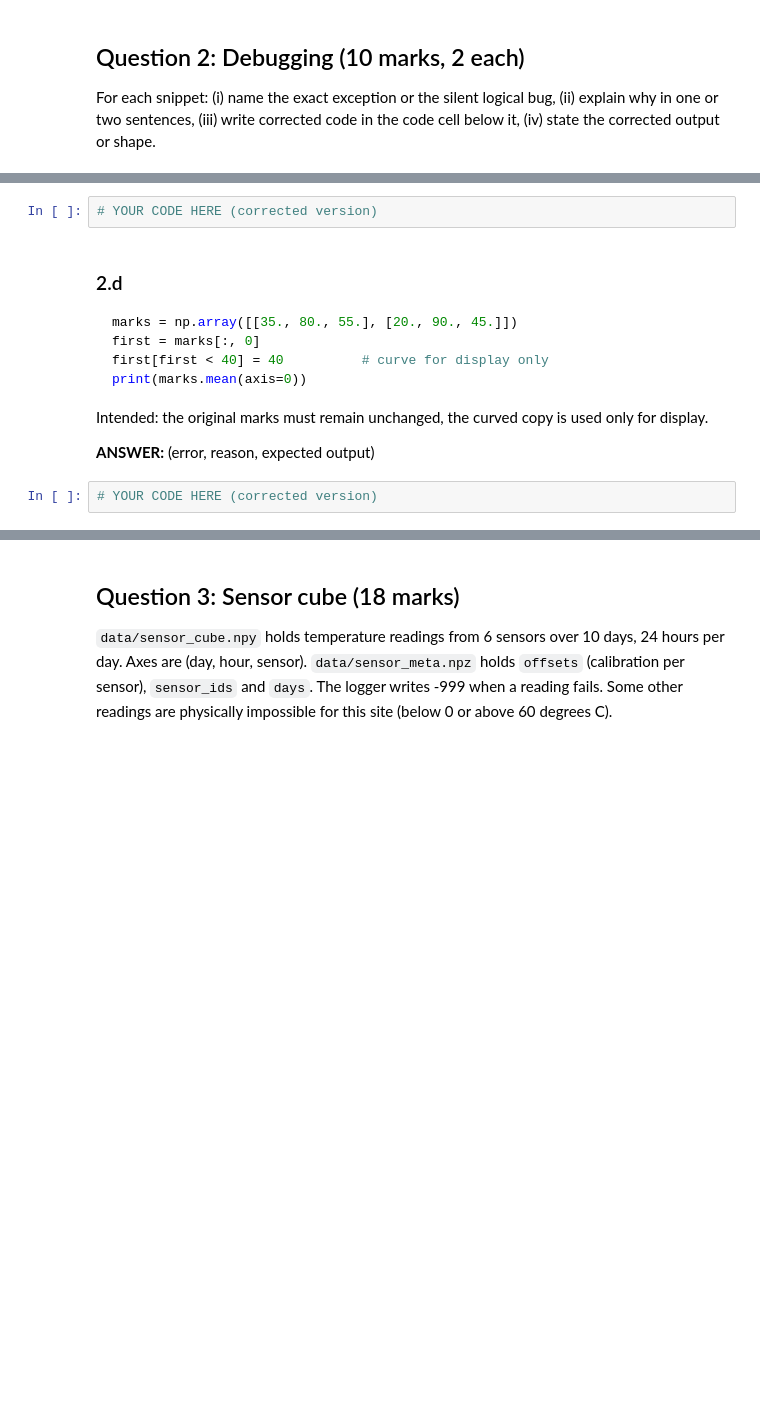
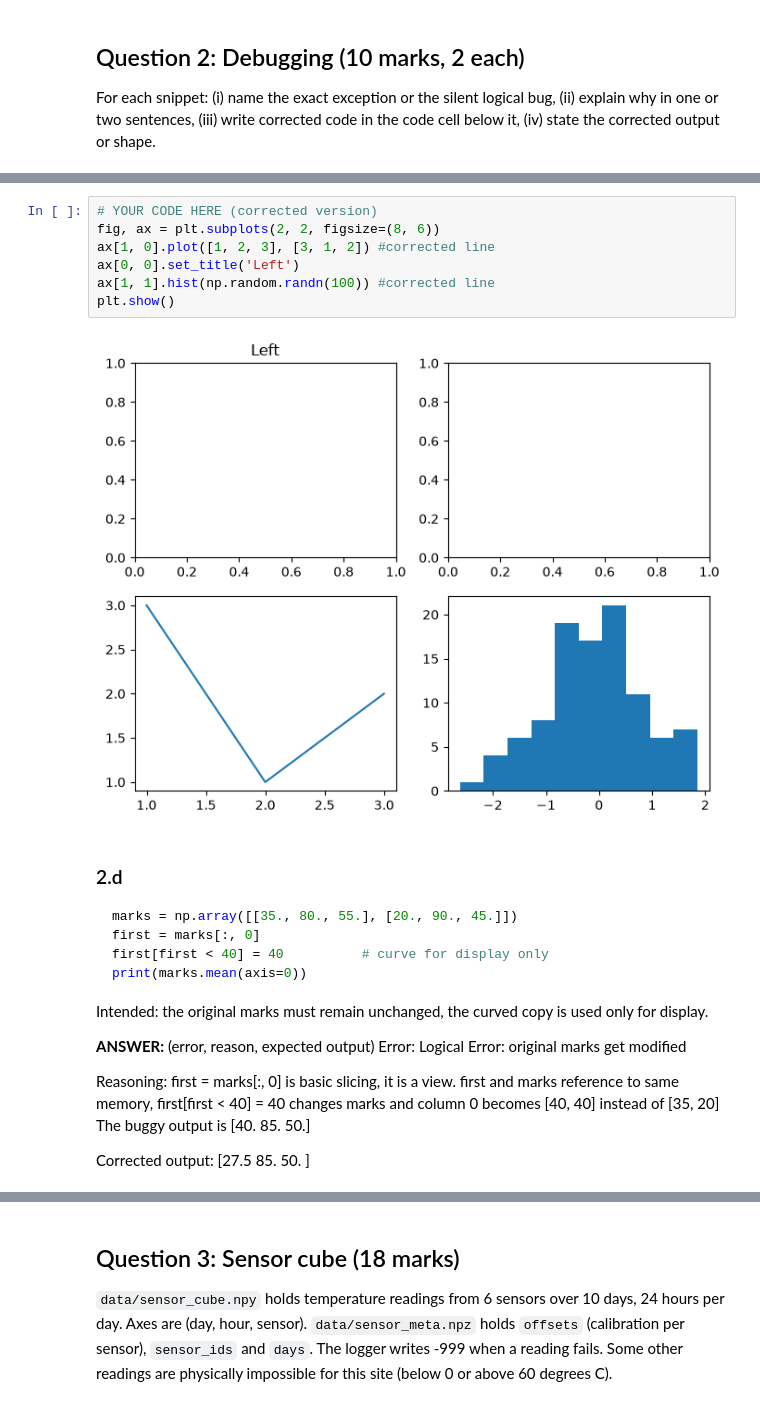
Before and after one commit to f250041-maker/PAI-A3-25F0041, a Jupyter notebook: Assignment3_Programming_for_AI.ipynb, the cells around one changed output, grey strips where cells are left out. Saved outputs shown, nothing was run; the diff lists cells and outputs as text; blank space fills up the shorter version.

Commit message:
Solved Q2 debugging with explanations and corrected code

````diff
--- a/Assignment3_Programming_for_AI.ipynb
+++ b/Assignment3_Programming_for_AI.ipynb
@@ -194,5 +249,12 @@ Intended: line plot in the bottom-left panel and histogram in the bottom-right p
-# %%
-# YOUR CODE HERE (corrected version)
+# %%
+# YOUR CODE HERE (corrected version)
+fig, ax = plt.subplots(2, 2, figsize=(8, 6))
+ax[1, 0].plot([1, 2, 3], [3, 1, 2]) #corrected line
+ax[0, 0].set_title('Left')
+ax[1, 1].hist(np.random.randn(100)) #corrected line
+plt.show()
+# %% [output]
+[figure, added]
 # %% [markdown]
 ### 2.d
 ```python
@@ -204,5 +266,12 @@ print(marks.mean(axis=0))
 Intended: the original marks must remain unchanged, the curved copy is used only for display.
 
 **ANSWER:** (error, reason, expected output)
+Error:
+Logical Error: original marks get modified
+
+Reasoning:
+first = marks[:, 0] is basic slicing, it is a view. first and marks reference to same memory, first[first < 40] = 40 changes marks and column 0 becomes [40, 40] instead of [35, 20]
+The buggy output is [40. 85. 50.]
+
+Corrected output:
+[27.5 85.  50. ]
-# %%
-# YOUR CODE HERE (corrected version)
````
Also changed, not shown: parts of 12 cells of this notebook.
